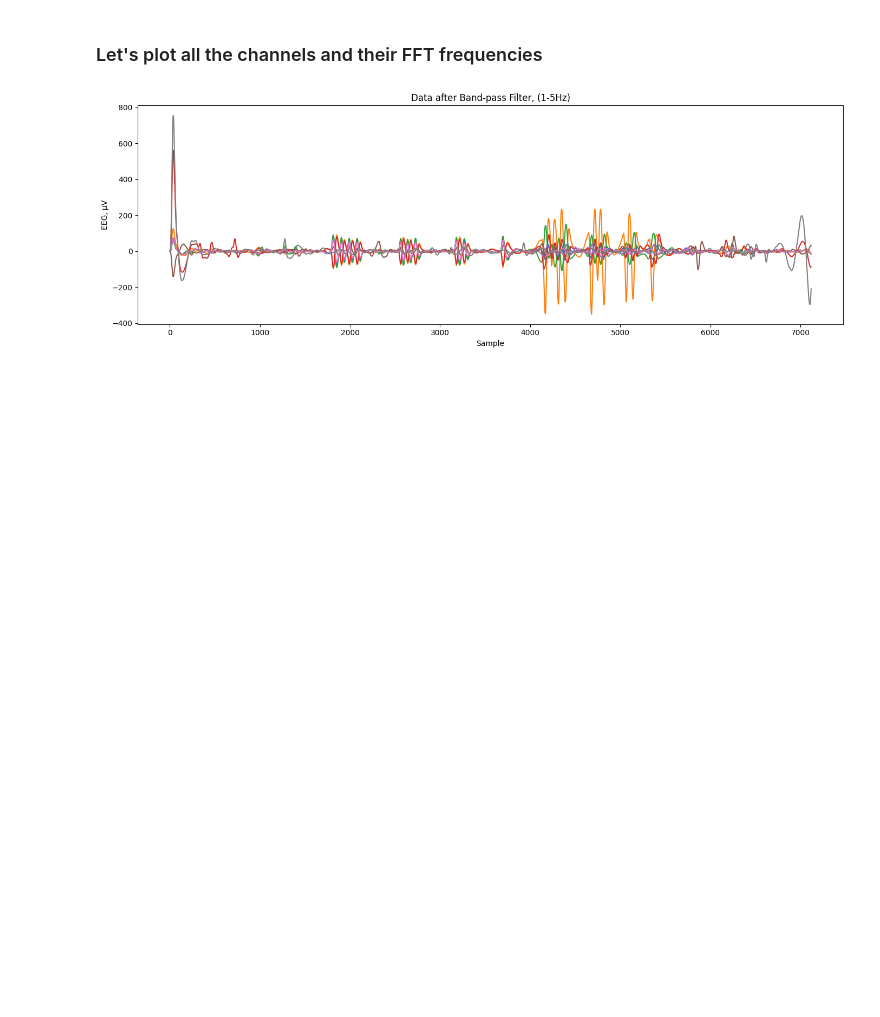
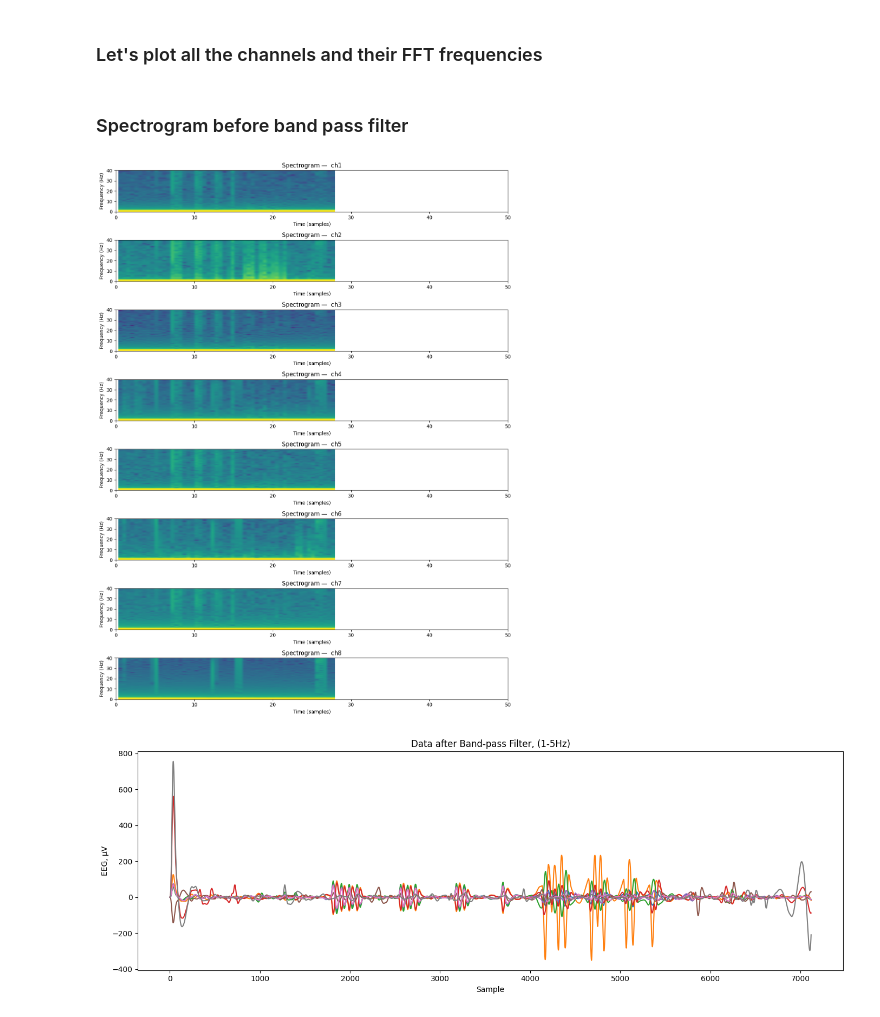
Before and after one commit to darcktyler/EEG_Signal_Processing_FFT_Hilbert_Wavelets, a Jupyter notebook: eeg-signal-processing-analysis-neuroscience.ipynb, the cells around one changed output. Saved outputs shown, nothing was run; the diff lists cells and outputs as text; code cells hidden in the pictures; blank space fills up the shorter version.

```diff
--- a/eeg-signal-processing-analysis-neuroscience.ipynb
+++ b/eeg-signal-processing-analysis-neuroscience.ipynb
@@ -245,6 +246,29 @@ plt.show()
 # convert all the datam from Digital Value of Analog Digital converter (ADC) ADS1299 to microvolts µV
 eeg_data_converted = round(1000000*4.5*(eeg_data/16777215),2)
 # eeg_data_converted
+# %% [markdown]
+### Spectrogram before band pass filter
+# %%
+fig, axs = plt.subplots(len(eeg_data_converted.columns), figsize=(12, 16))
+
+for i, channel in enumerate(eeg_data_converted.columns):
+    axs[i].specgram(
+        eeg_data_converted[channel],
+        Fs=fps,
+        NFFT=256,
+        noverlap=128
+    )
+
+    axs[i].set_xlim([0, 50])
+    axs[i].set_ylim([0, 40])
+    axs[i].set_title(f'Spectrogram — {channel}')
+    axs[i].set_xlabel('Time (samples)')
+    axs[i].set_ylabel('Frequency (Hz)')
+
+plt.tight_layout()
+plt.show()
+# %% [output]
+[figure, added]
 # %%
 eeg_data_bp_filtered = eeg_data_converted.copy()  # copy the data
 
```
Also changed, not shown: parts of 13 cells of this notebook.
